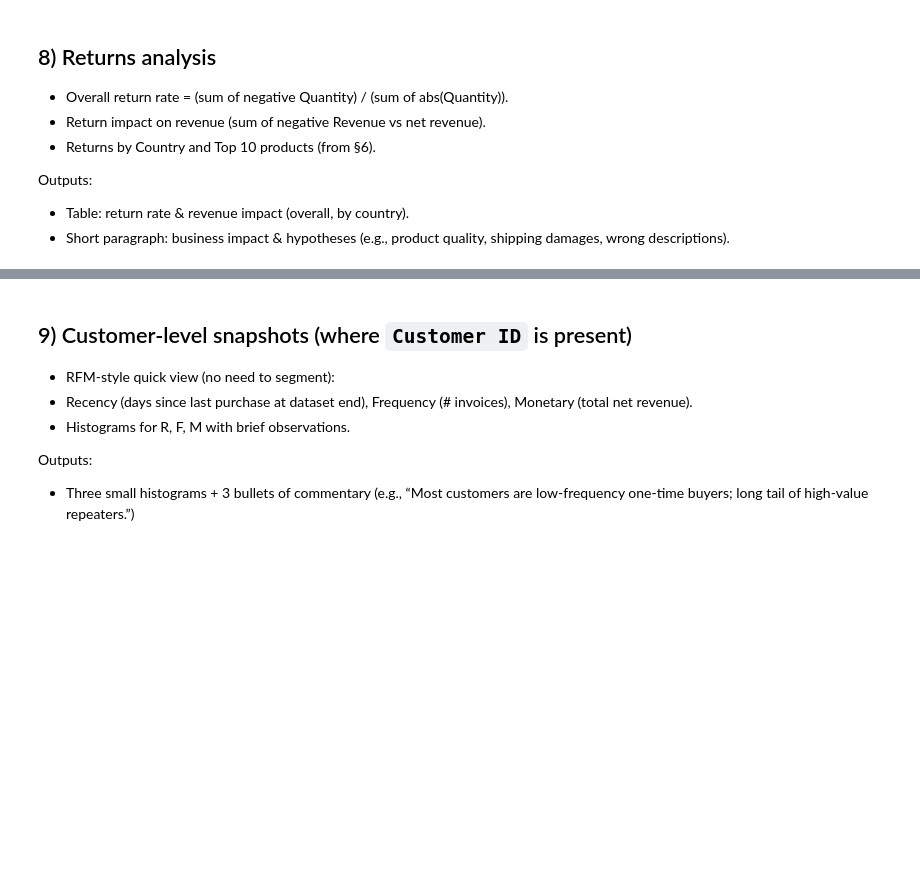
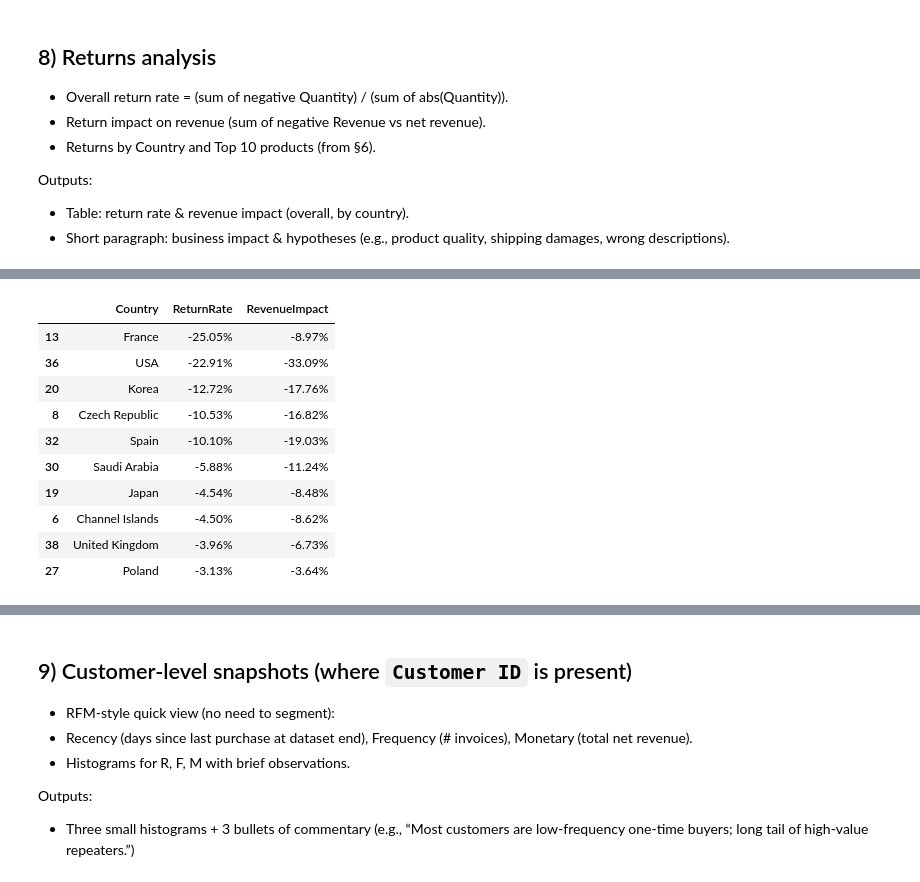
Before and after one commit to jjelleazarr/retail_eda_pair_Braga_Elleazar_Mateo_Suacito, a Jupyter notebook: notebooks/Retail-EDA.ipynb, the cells around one changed output, grey strips where cells are left out. Cells and saved outputs as stored; diff of their text form; code cells hidden in the pictures; blank space fills up the shorter version.

```diff
--- a/notebooks/Retail-EDA.ipynb
+++ b/notebooks/Retail-EDA.ipynb
@@ -606,0 +503,69 @@ improvements and better quality control could reduce returns and protect margins
+# %%
+# Overall return rate
+total_returns_qty = data.loc[data['Quantity'] < 0, 'Quantity'].sum()
+total_abs_qty = data['Quantity'].abs().sum()
+return_rate = total_returns_qty / total_abs_qty
+
+# Return impact on revenue
+negative_revenue = data.loc[data['Revenue'] < 0, 'Revenue'].sum()
+net_revenue = data['Revenue'].sum()
+revenue_impact_pct = negative_revenue / net_revenue
+
+# Returns by Country
+returns_country = (
+    data.groupby('Country')
+        .agg(
+            ReturnQty=('Quantity', lambda x: x[x < 0].sum()),
+            TotalQty=('Quantity', lambda x: x.abs().sum()),
+            ReturnRev=('Revenue', lambda x: x[x < 0].sum()),
+            NetRev=('Revenue', 'sum')
+        )
+        .reset_index()
+)
+
+returns_country['ReturnRate'] = returns_country['ReturnQty'] / returns_country['TotalQty']
+returns_country['RevenueImpact'] = returns_country['ReturnRev'] / returns_country['NetRev']
+returns_country = returns_country.sort_values('ReturnRate', ascending=True)
+returns_country_display = returns_country.copy()
+returns_country_display['ReturnRate'] = (returns_country_display['ReturnRate'] * 100).map("{:.2f}%".format)
+returns_country_display['RevenueImpact'] = (returns_country_display['RevenueImpact'] * 100).map("{:.2f}%".format)
+
+# Top 10 returned products
+returns_products = (
+    data[data['Quantity'] < 0]
+    .groupby(['StockCode', 'Description'])
+    .agg(
+        ReturnQty=('Quantity', 'sum'),
+        ReturnRev=('Revenue', 'sum')
+    )
+    .reset_index()
+    .sort_values('ReturnQty', ascending=True)  # negative = more returns
+    .head(10)
+)
+
+
+overall_table = pd.DataFrame({
+    "Return Rate": [f"{return_rate:.2%}"],
+    "Revenue Impact": [f"{revenue_impact_pct:.2%}"]
+
+}, index=["Overall Return Metrics"])
+display(overall_table)
+
+print("📊 Returns by Country:")
+display(returns_country_display[['Country', 'ReturnRate', 'RevenueImpact']].head(10))
+
+print("\n📊 Top 10 Returned Products:")
+display(returns_products)
+
+# Short Business Impact Paragraph
+impact_text = f"""
+Overall return rate is {return_rate:.2%}, meaning that roughly {abs(total_returns_qty):,} items out of
+{total_abs_qty:,} sold were returned. Returns reduced revenue by {abs(revenue_impact_pct):.2%},
+a significant drag on profitability. Countries with lower return rates may indicate stronger
+customer satisfaction, better shipping conditions, or product-market fit. Conversely, higher
+return rates in some regions could stem from shipping delays, damages, or mismatched expectations.
+At the product level, items with the highest return volumes may reveal issues in product quality,
+descriptions, or packaging. Addressing these issues can directly reduce returns and protect margins.
+"""
+print(impact_text)
+# %% [output]
@@ -606,0 +575,11 @@ improvements and better quality control could reduce returns and protect margins
+|  | Country | ReturnRate | RevenueImpact |
+| 13 | France | -25.05% | -8.97% |
+| 36 | USA | -22.91% | -33.09% |
+| 20 | Korea | -12.72% | -17.76% |
+| 8 | Czech Republic | -10.53% | -16.82% |
+| 32 | Spain | -10.10% | -19.03% |
+| 30 | Saudi Arabia | -5.88% | -11.24% |
+| 19 | Japan | -4.54% | -8.48% |
+| 6 | Channel Islands | -4.50% | -8.62% |
+| 38 | United Kingdom | -3.96% | -6.73% |
+| 27 | Poland | -3.13% | -3.64% |
```
Also changed, not shown: parts of 7 cells of this notebook.
